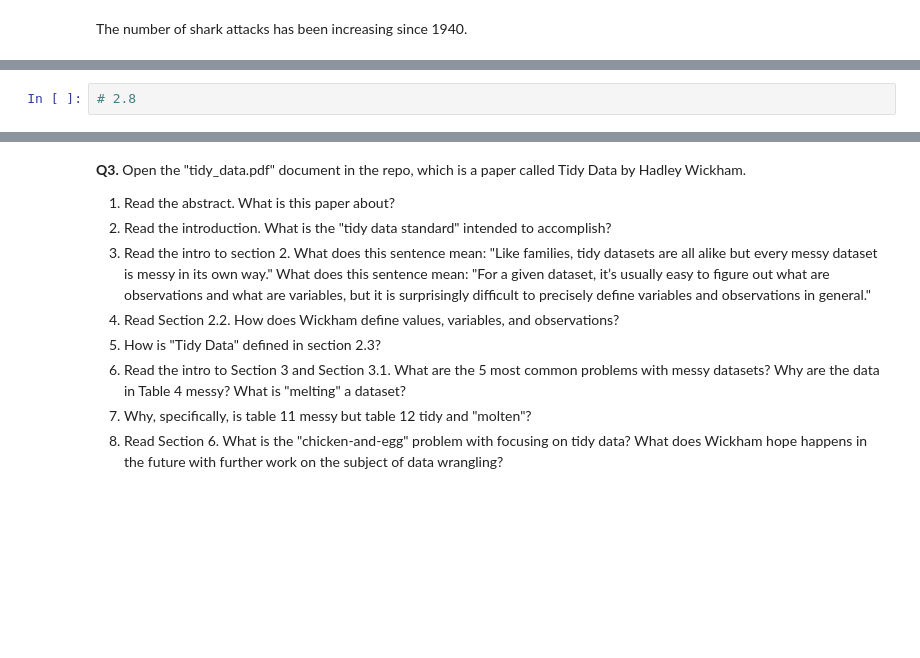
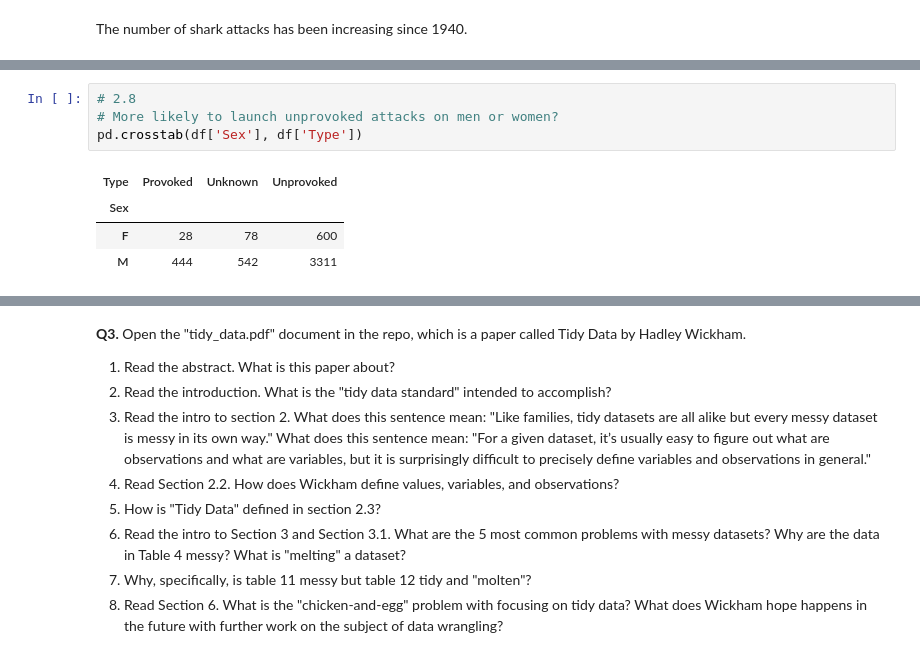
Before and after one commit to kpunsalan8/DS-3001-wrangling, a Jupyter notebook: assignment/assignment.ipynb, the cells around one changed output, grey strips where cells are left out. Saved outputs shown, nothing was run; the diff lists cells and outputs as text; blank space fills up the shorter version.

```diff
--- a/assignment/assignment.ipynb
+++ b/assignment/assignment.ipynb
@@ -557,2 +657,9 @@ plt.show()
 # %%
 # 2.8
+# More likely to launch unprovoked attacks on men or women?
+pd.crosstab(df['Sex'], df['Type'])
+# %% [output]
+| Type | Provoked | Unknown | Unprovoked |
+| Sex |  |  |  |
+| F | 28 | 78 | 600 |
+| M | 444 | 542 | 3311 |
```
Also changed, not shown: parts of 27 cells of this notebook.
